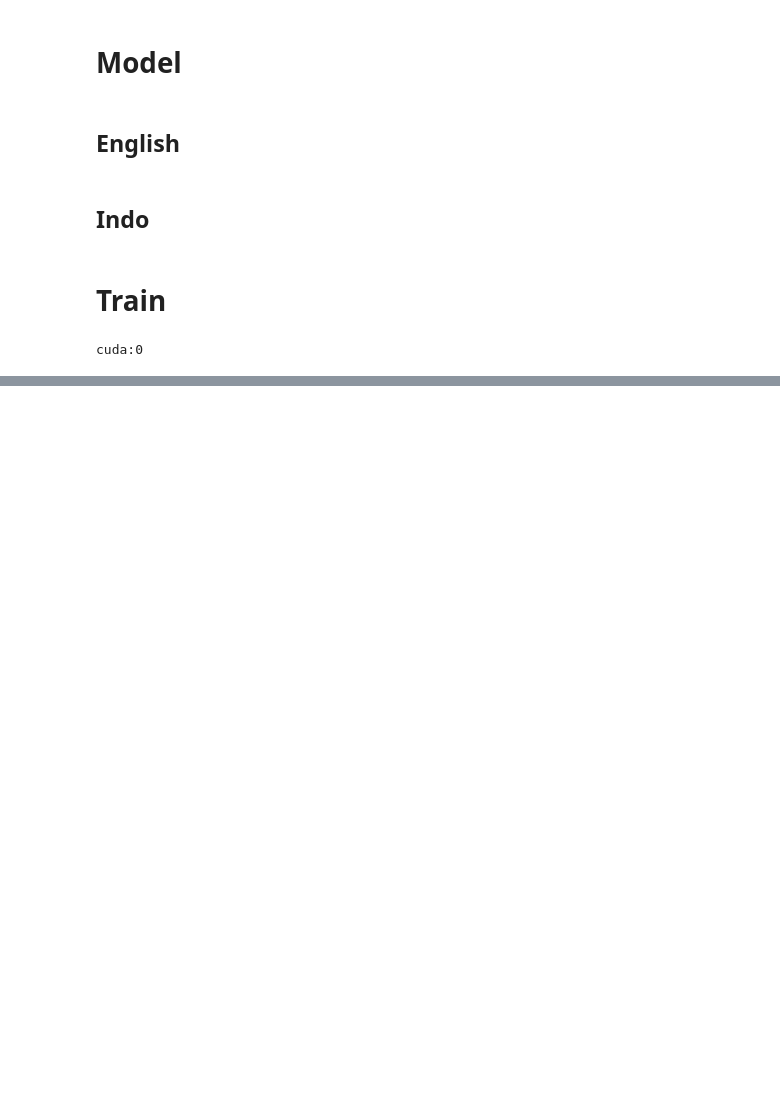
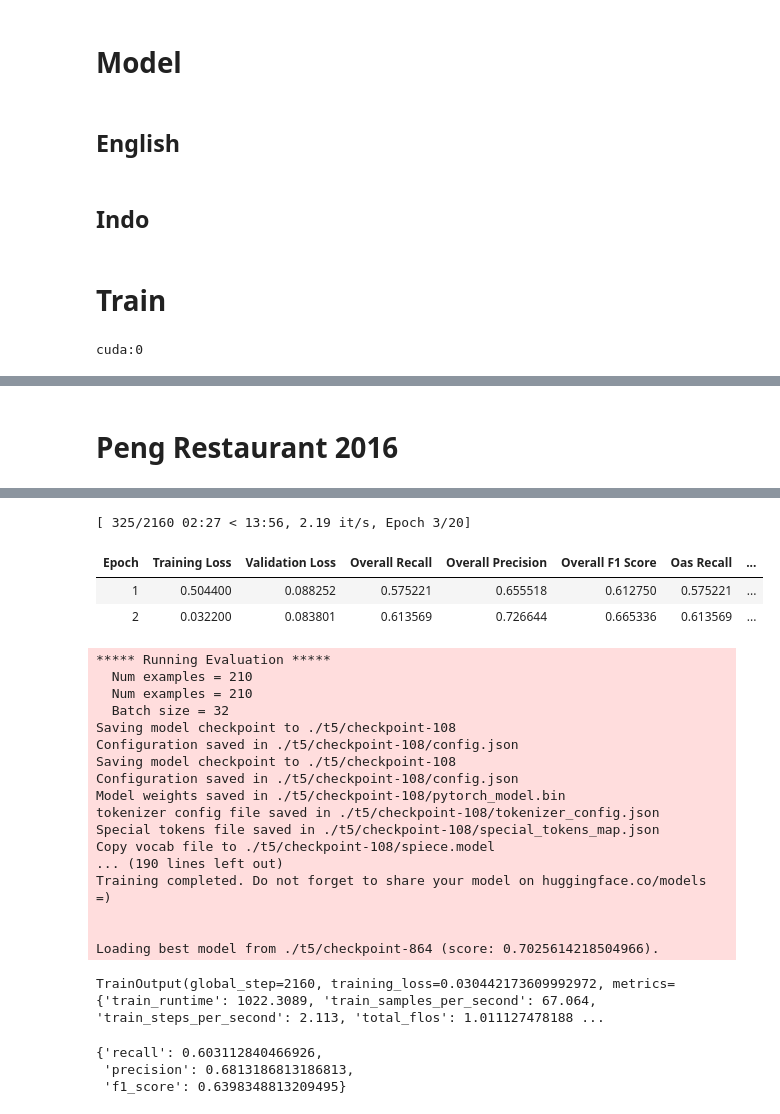
Before and after one commit to rdyzakya/IndoLEGO-ABSA, a Jupyter notebook: doe/model/t5.ipynb, the cells around one changed output, grey strips where cells are left out. Saved outputs shown, nothing was run; the diff lists cells and outputs as text; code cells hidden in the pictures; blank space fills up the shorter version.

```diff
--- a/doe/model/t5.ipynb
+++ b/doe/model/t5.ipynb
@@ -772,0 +765,15 @@ TrainOutput(global_step=2280, training_loss=0.008247792086841767, metrics={'trai
+# %%
+model_en = AutoModelForSeq2SeqLM.from_pretrained("t5-base")
+model_en.to(device)
+trainer["peng"]["res14"] = Seq2SeqTrainer(
+        model = model_en,
+        args = train_args,
+        tokenizer = tokenizer_en,
+        data_collator = data_collator_en,
+        train_dataset = peng_tok["res14"]["train"],
+        eval_dataset = peng_tok["res14"]["val"],
+        compute_metrics = lambda eval_preds: compute_metrics(eval_preds,decoding_args,tokenizer_en,peng_2["res14"]["val"]["task"]),
+        preprocess_logits_for_metrics = preprocess_logits_for_metrics
+    )
+
+trainer["peng"]["res14"].train()
@@ -772,0 +824,15 @@ TrainOutput(global_step=2280, training_loss=0.008247792086841767, metrics={'trai
+# %%
+model_en = AutoModelForSeq2SeqLM.from_pretrained("t5-base")
+model_en.to(device)
+trainer["peng"]["res15"] = Seq2SeqTrainer(
+        model = model_en,
+        args = train_args,
+        tokenizer = tokenizer_en,
+        data_collator = data_collator_en,
+        train_dataset = peng_tok["res15"]["train"],
+        eval_dataset = peng_tok["res15"]["val"],
+        compute_metrics = lambda eval_preds: compute_metrics(eval_preds,decoding_args,tokenizer_en,peng_2["res15"]["val"]["task"]),
+        preprocess_logits_for_metrics = preprocess_logits_for_metrics
+    )
+
+trainer["peng"]["res15"].train()
@@ -772,0 +881,18 @@ TrainOutput(global_step=2280, training_loss=0.008247792086841767, metrics={'trai
+# %% [markdown]
+# Peng Restaurant 2016
+# %%
+model_en = AutoModelForSeq2SeqLM.from_pretrained("t5-base")
+model_en.to(device)
+trainer["peng"]["res16"] = Seq2SeqTrainer(
+        model = model_en,
+        args = train_args,
+        tokenizer = tokenizer_en,
+        data_collator = data_collator_en,
+        train_dataset = peng_tok["res16"]["train"],
+        eval_dataset = peng_tok["res16"]["val"],
+        compute_metrics = lambda eval_preds: compute_metrics(eval_preds,decoding_args,tokenizer_en,peng_2["res16"]["val"]["task"]),
+        preprocess_logits_for_metrics = preprocess_logits_for_metrics
+    )
+
+trainer["peng"]["res16"].train()
+# %% [output]
@@ -772,0 +916,22 @@ TrainOutput(global_step=2280, training_loss=0.008247792086841767, metrics={'trai
+[ 325/2160 02:27 < 13:56, 2.19 it/s, Epoch 3/20]
+| Epoch | Training Loss | Validation Loss | Overall Recall | Overall Precision | Overall F1 Score | Oas Recall | ... |
+| 1 | 0.504400 | 0.088252 | 0.575221 | 0.655518 | 0.612750 | 0.575221 | ... |
+| 2 | 0.032200 | 0.083801 | 0.613569 | 0.726644 | 0.665336 | 0.613569 | ... |
+***** Running Evaluation *****
+  Num examples = 210
+  Num examples = 210
+  Batch size = 32
+Saving model checkpoint to ./t5/checkpoint-108
+Configuration saved in ./t5/checkpoint-108/config.json
+Saving model checkpoint to ./t5/checkpoint-108
+Configuration saved in ./t5/checkpoint-108/config.json
+Model weights saved in ./t5/checkpoint-108/pytorch_model.bin
+tokenizer config file saved in ./t5/checkpoint-108/tokenizer_config.json
+Special tokens file saved in ./t5/checkpoint-108/special_tokens_map.json
+Copy vocab file to ./t5/checkpoint-108/spiece.model
+... (190 lines left out)
+Training completed. Do not forget to share your model on huggingface.co/models =)
+
+
+Loading best model from ./t5/checkpoint-864 (score: 0.7025614218504966).
+TrainOutput(global_step=2160, training_loss=0.030442173609992972, metrics={'train_runtime': 1022.3089, 'train_samples_per_second': 67.064, 'train_steps_per_second': 2.113, 'total_flos': 1.011127478188 ...
@@ -772,0 +943,6 @@ TrainOutput(global_step=2280, training_loss=0.008247792086841767, metrics={'trai
+# %%
+summary_score(preds,labels)
+# %% [output]
+{'recall': 0.603112840466926,
+ 'precision': 0.6813186813186813,
+ 'f1_score': 0.6398348813209495}
```
Also changed, not shown: parts of 73 cells of this notebook.
